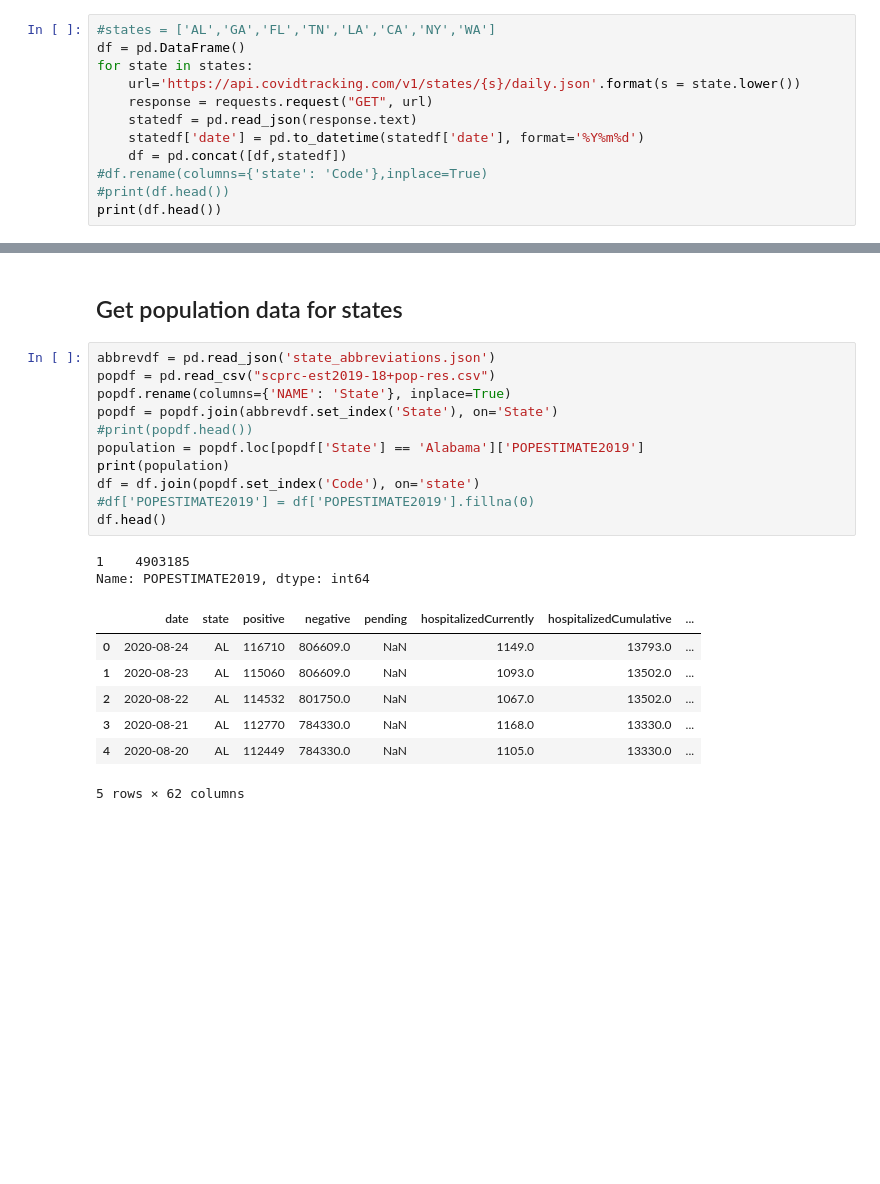
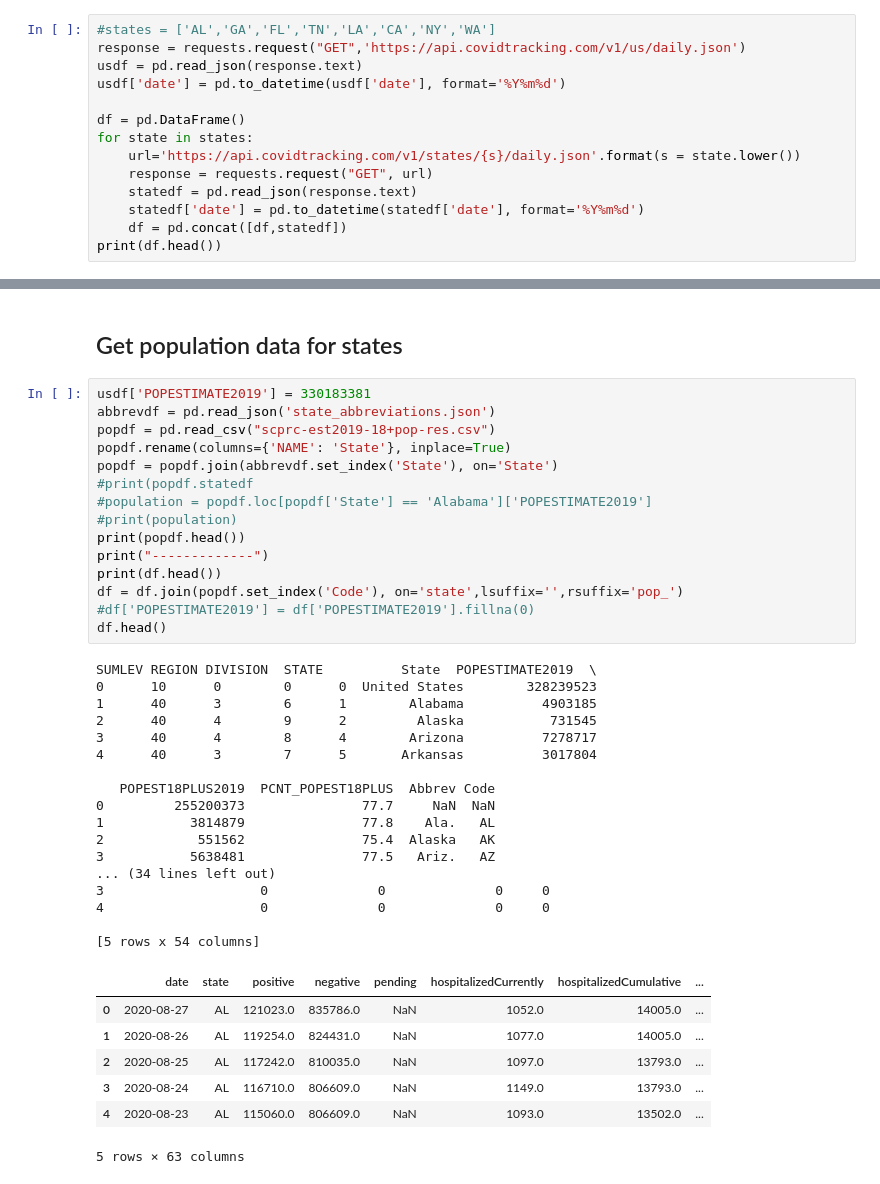
Before and after one commit to venturaville/covid19, a Jupyter notebook: covid19.ipynb, the cells around one changed output, grey strips where cells are left out. Cells and saved outputs as stored; diff of their text form; blank space fills up the shorter version.

```diff
--- a/covid19.ipynb
+++ b/covid19.ipynb
@@ -26,5 +28,9 @@ print(states)
 # %%
 #states = ['AL','GA','FL','TN','LA','CA','NY','WA']
+response = requests.request("GET",'https://api.covidtracking.com/v1/us/daily.json')
+usdf = pd.read_json(response.text)
+usdf['date'] = pd.to_datetime(usdf['date'], format='%Y%m%d')
+
 df = pd.DataFrame()
 for state in states:
     url='https://api.covidtracking.com/v1/states/{s}/daily.json'.format(s = state.lower())
@@ -32,8 +38,6 @@ for state in states:
     statedf = pd.read_json(response.text)
     statedf['date'] = pd.to_datetime(statedf['date'], format='%Y%m%d')
     df = pd.concat([df,statedf])
-#df.rename(columns={'state': 'Code'},inplace=True)
-#print(df.head())
 print(df.head())
 # %% [output]
 date state  positive  negative  pending  hospitalizedCurrently  \
@@ -56,25 +60,44 @@ date state  positive  negative  pending  hospitalizedCurrently  \
 # %% [markdown]
 ## Get population data for states
 # %%
+usdf['POPESTIMATE2019'] = 330183381
 abbrevdf = pd.read_json('state_abbreviations.json')
 popdf = pd.read_csv("scprc-est2019-18+pop-res.csv")
 popdf.rename(columns={'NAME': 'State'}, inplace=True)
 popdf = popdf.join(abbrevdf.set_index('State'), on='State')
-#print(popdf.head())
-population = popdf.loc[popdf['State'] == 'Alabama']['POPESTIMATE2019']
-print(population)
-df = df.join(popdf.set_index('Code'), on='state')
+#print(popdf.statedf
+#population = popdf.loc[popdf['State'] == 'Alabama']['POPESTIMATE2019']
+#print(population)
+print(popdf.head())
+print("-------------")
+print(df.head())
+df = df.join(popdf.set_index('Code'), on='state',lsuffix='',rsuffix='pop_')
 #df['POPESTIMATE2019'] = df['POPESTIMATE2019'].fillna(0)
 df.head()
 # %% [output]
-1    4903185
-Name: POPESTIMATE2019, dtype: int64
+SUMLEV REGION DIVISION  STATE          State  POPESTIMATE2019  \
+0      10      0        0      0  United States        328239523
+1      40      3        6      1        Alabama          4903185
+2      40      4        9      2         Alaska           731545
+3      40      4        8      4        Arizona          7278717
+4      40      3        7      5       Arkansas          3017804
+
+   POPEST18PLUS2019  PCNT_POPEST18PLUS  Abbrev Code
+0         255200373               77.7     NaN  NaN
+1           3814879               77.8    Ala.   AL
+2            551562               75.4  Alaska   AK
+3           5638481               77.5   Ariz.   AZ
+... (34 lines left out)
+3                    0              0              0     0
+4                    0              0              0     0
+
+[5 rows x 54 columns]
 |  | date | state | positive | negative | pending | hospitalizedCurrently | hospitalizedCumulative | ... |
-| 0 | 2020-08-24 | AL | 116710 | 806609.0 | NaN | 1149.0 | 13793.0 | ... |
-| 1 | 2020-08-23 | AL | 115060 | 806609.0 | NaN | 1093.0 | 13502.0 | ... |
-| 2 | 2020-08-22 | AL | 114532 | 801750.0 | NaN | 1067.0 | 13502.0 | ... |
-| 3 | 2020-08-21 | AL | 112770 | 784330.0 | NaN | 1168.0 | 13330.0 | ... |
-| 4 | 2020-08-20 | AL | 112449 | 784330.0 | NaN | 1105.0 | 13330.0 | ... |
+| 0 | 2020-08-27 | AL | 121023.0 | 835786.0 | NaN | 1052.0 | 14005.0 | ... |
+| 1 | 2020-08-26 | AL | 119254.0 | 824431.0 | NaN | 1077.0 | 14005.0 | ... |
+| 2 | 2020-08-25 | AL | 117242.0 | 810035.0 | NaN | 1097.0 | 13793.0 | ... |
+| 3 | 2020-08-24 | AL | 116710.0 | 806609.0 | NaN | 1149.0 | 13793.0 | ... |
+| 4 | 2020-08-23 | AL | 115060.0 | 806609.0 | NaN | 1093.0 | 13502.0 | ... |
-5 rows × 62 columns
+5 rows × 63 columns
 # %%
 df['popPositiveIncrease'] = df['positiveIncrease'] / df['POPESTIMATE2019'] * 1000000
```
Also changed, not shown: parts of 5 cells of this notebook.
